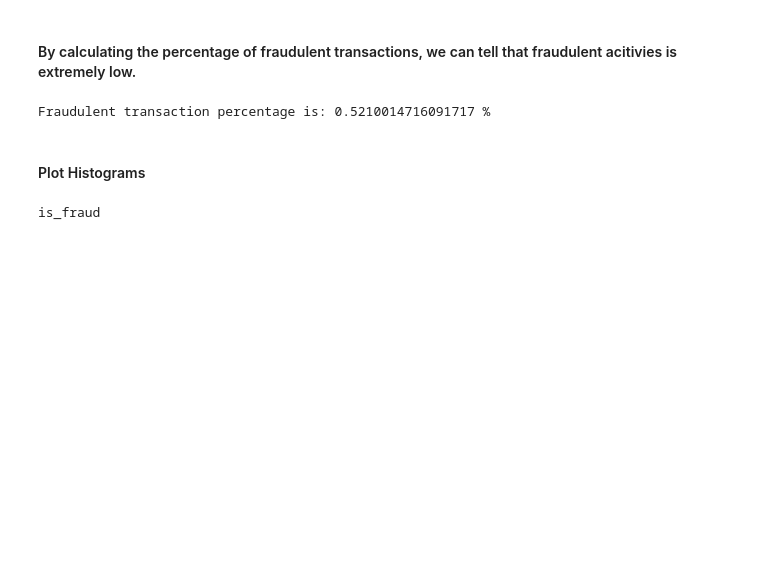
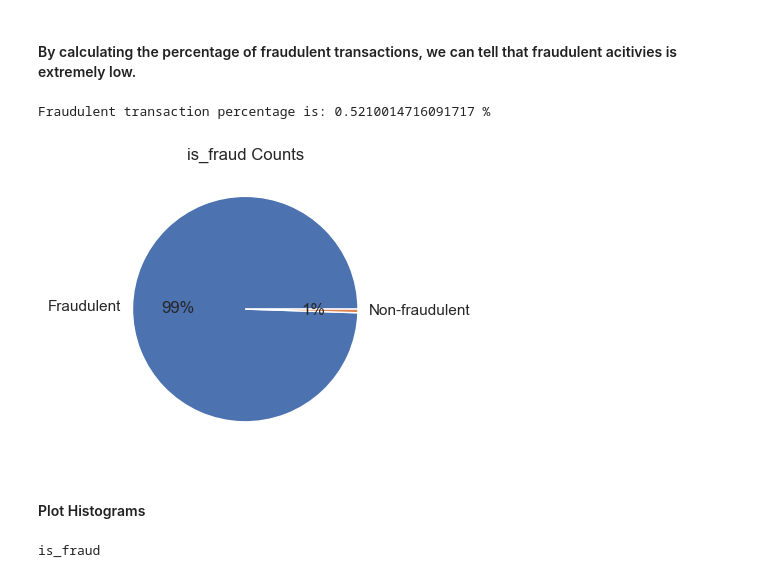
Before and after one commit to josie52123/credit_card_fraud_detection, a Jupyter notebook: EDA.ipynb, the cells around one changed output. Cells and saved outputs as stored; diff of their text form; code cells hidden in the pictures; blank space fills up the shorter version.

```diff
--- a/EDA.ipynb
+++ b/EDA.ipynb
@@ -197,6 +201,15 @@ dtype: int64
 print('Fraudulent transaction percentage is:',(9651/1852394)*100,'%')
 # %% [output]
 Fraudulent transaction percentage is: 0.5210014716091717 %
+# %%
+fraud_counts=df_reordered['is_fraud'].value_counts()
+plt.figure(figsize=(8,4))
+plt.subplot(1,2,1)
+plt.pie(fraud_counts,labels=["Fraudulent","Non-fraudulent"],autopct='%0.0f%%')
+plt.title("is_fraud Counts")
+plt.show()
+# %% [output]
+[figure, added]
 # %% [markdown]
 #### Plot Histograms
 # %%
```
Also changed, not shown: parts of 8 cells of this notebook.
